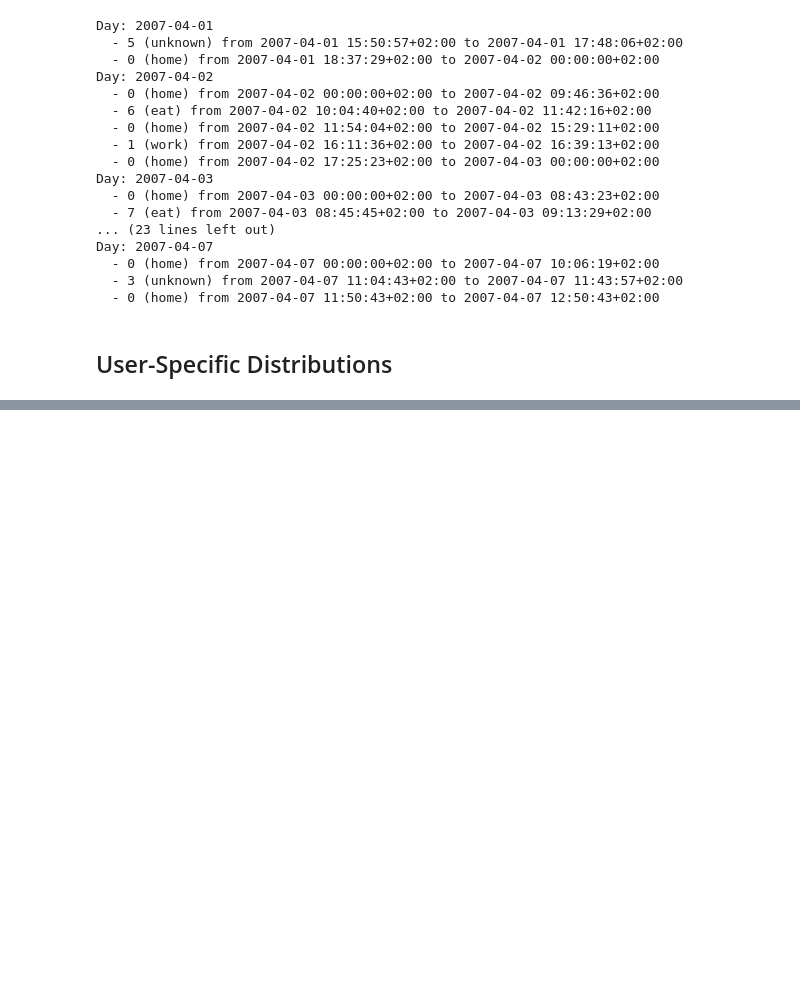
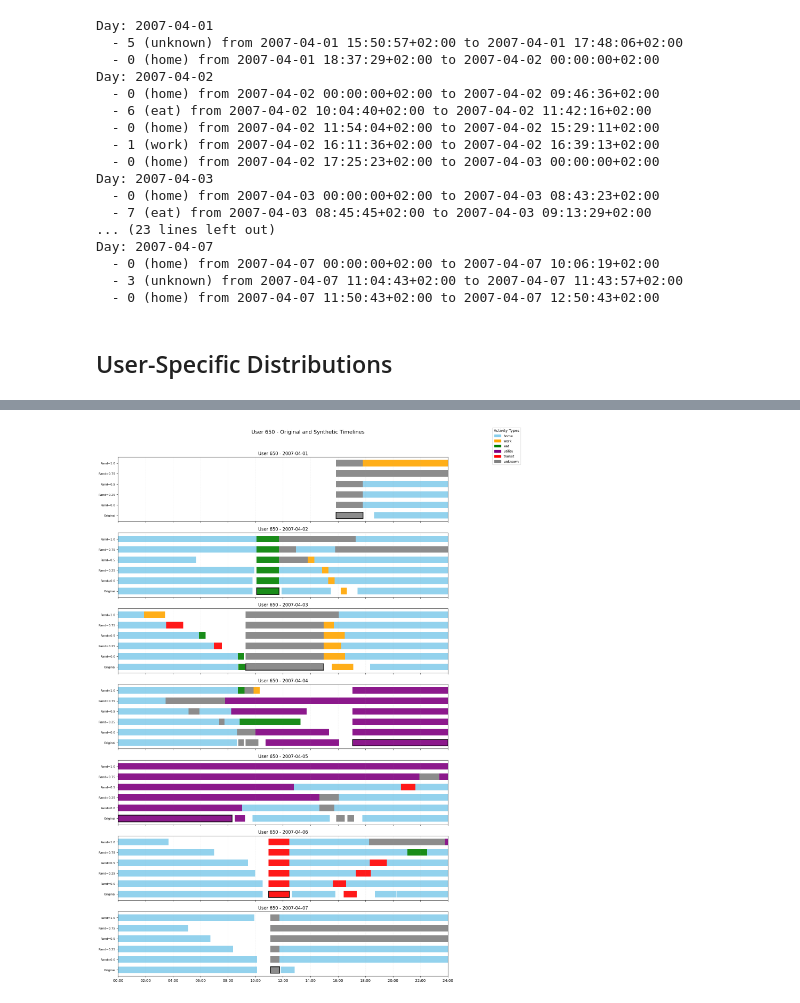
Before and after one commit to alamdari/imn_cloning, a Jupyter notebook: generation_process.ipynb, the cells around one changed output, grey strips where cells are left out. Drawn from its saved outputs; the diff is of its cells as text; code cells hidden in the pictures; blank space fills up the shorter version.

```diff
--- a/generation_process.ipynb
+++ b/generation_process.ipynb
@@ -127,7 +127,14 @@ class Stay:
         }
 # %%
 # Load IMNs and POI data from the new test files
+#imns = imn_loading.read_imn('data/test_milano_imns.json.gz')
+
+imns = imn_loading.read_imn('data/milano_2007_imns.json.gz')
+filtered_user_ids = list(imns.keys())
 imns = imn_loading.read_imn('data/test_milano_imns.json.gz')
+# in the imns I want to keep those with keys in filtered_user_ids
+imns = {k: imns[k] for k in filtered_user_ids}
+
 poi_data = read_poi_data('data/test_milano_imns_pois.json.gz')
 print(f"Loaded {len(imns)} IMNs and POI data for {len(poi_data)} users")
 # %% [output]
@@ -305,0 +547,7 @@ user_duration_probs, user_transition_probs, user_trip_duration_probs = build_sta
+# %%
+# Get sorted days for this user
+sorted_days = sorted(stays_by_day.keys())
+for day_idx, day in enumerate(sorted_days):
+    day_stays = stays_by_day[day]
+    anchor_stay = find_anchor_stay_for_day(day_stays)
+    print(f"  - {anchor_stay.location_id} ({anchor_stay.activity_label}) from {datetime.fromtimestamp(anchor_stay.start_time, tz)} to {datetime.fromtimestamp(anchor_stay.end_time, tz)}")
@@ -305,0 +572,8 @@ user_duration_probs, user_transition_probs, user_trip_duration_probs = build_sta
+# %%
+day = stays_by_day[sorted_days[1]]  # e.g. Apr 02, 2007
+for r in [0.0, 0.25, 0.5, 0.75, 1.0]:
+    synthetic = generate_synthetic_day(day, user_duration_probs, user_transition_probs, randomness=r)
+    print(f"Randomness={r}:")
+    for act, st, et in synthetic:
+        print(f"  - {act} from {timedelta(seconds=st)} to {timedelta(seconds=et)}")
+    print()
@@ -305,0 +740,11 @@ user_duration_probs, user_transition_probs, user_trip_duration_probs = build_sta
+# %%
+randomness_levels = [0.0, 0.25, 0.5, 0.75, 1.0]
+
+# Step 1: prepare data
+day_data = prepare_day_data(stays_by_day, user_duration_probs, user_transition_probs, randomness_levels, tz)
+
+# Step 2: visualize
+fig = visualize_day_data(day_data, user_id=user_id)
+plt.show()
+# %% [output]
+[figure, added]
```
Also changed, not shown: parts of 10 cells of this notebook, 4 other files.
